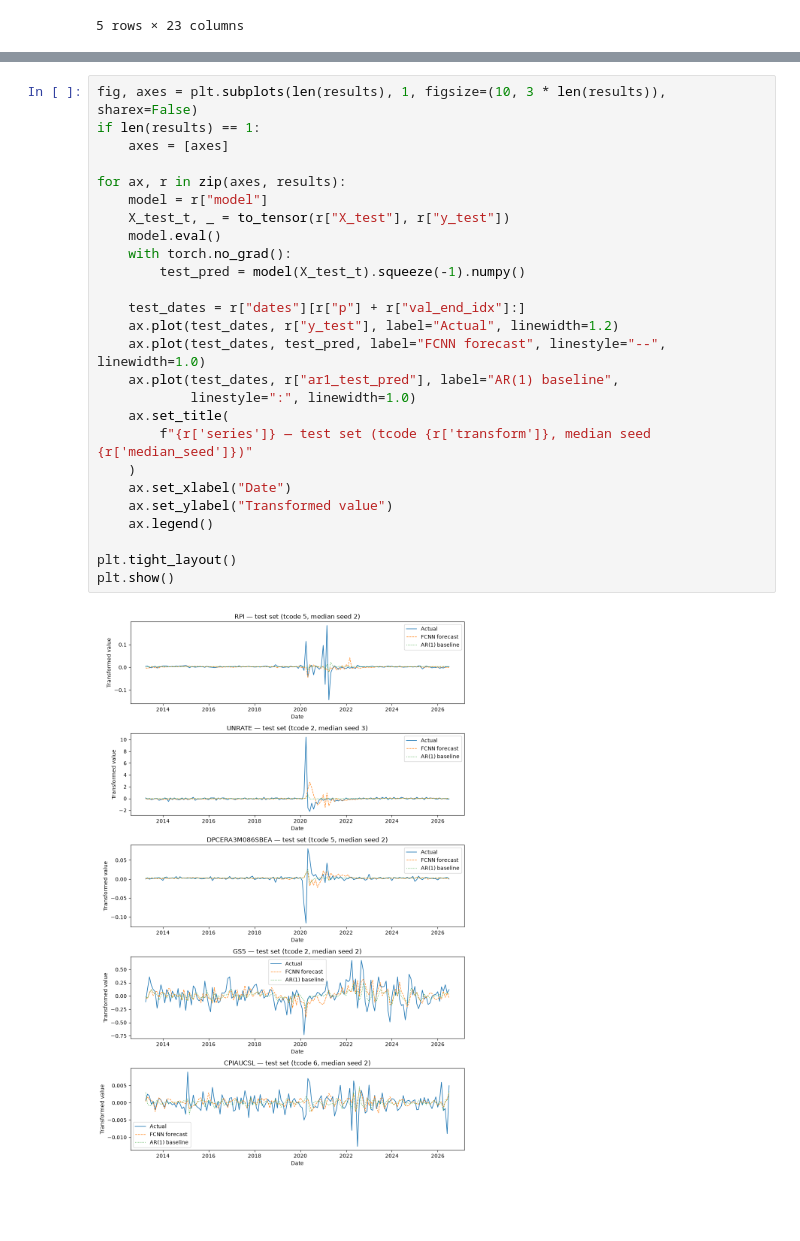
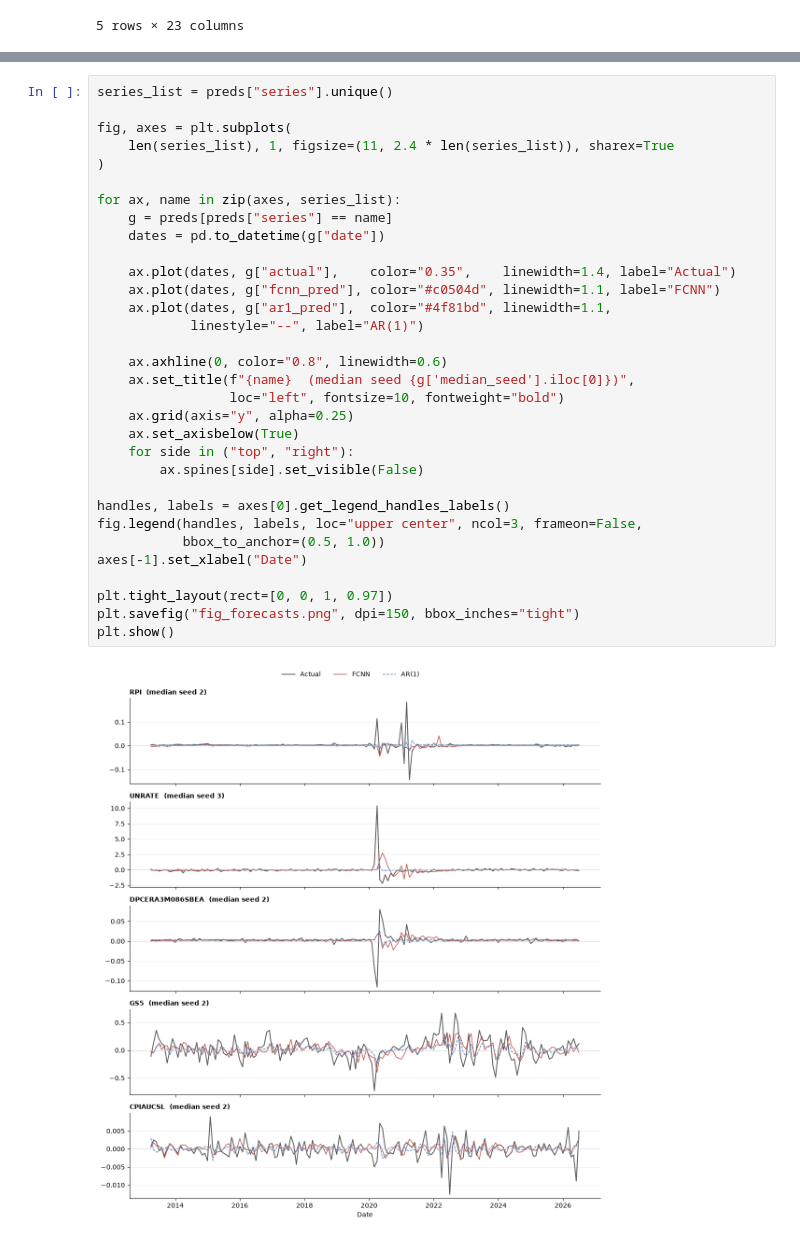
Before and after one commit to WillNeub/VIPHW1Part2, a Jupyter notebook: new_series_fcn.ipynb, the cells around one changed output, grey strips where cells are left out. Drawn from its saved outputs; the diff is of its cells as text; blank space fills up the shorter version.

```diff
--- a/new_series_fcn.ipynb
+++ b/new_series_fcn.ipynb
@@ -471,28 +508,34 @@ plt.show()
 # %%
-fig, axes = plt.subplots(len(results), 1, figsize=(10, 3 * len(results)), sharex=False)
-if len(results) == 1:
-    axes = [axes]
+series_list = preds["series"].unique()
 
-for ax, r in zip(axes, results):
-    model = r["model"]
-    X_test_t, _ = to_tensor(r["X_test"], r["y_test"])
-    model.eval()
-    with torch.no_grad():
-        test_pred = model(X_test_t).squeeze(-1).numpy()
+fig, axes = plt.subplots(
+    len(series_list), 1, figsize=(11, 2.4 * len(series_list)), sharex=True
+)
 
-    test_dates = r["dates"][r["p"] + r["val_end_idx"]:]
-    ax.plot(test_dates, r["y_test"], label="Actual", linewidth=1.2)
-    ax.plot(test_dates, test_pred, label="FCNN forecast", linestyle="--", linewidth=1.0)
-    ax.plot(test_dates, r["ar1_test_pred"], label="AR(1) baseline",
-            linestyle=":", linewidth=1.0)
-    ax.set_title(
-        f"{r['series']} — test set (tcode {r['transform']}, median seed {r['median_seed']})"
-    )
-    ax.set_xlabel("Date")
-    ax.set_ylabel("Transformed value")
-    ax.legend()
+for ax, name in zip(axes, series_list):
+    g = preds[preds["series"] == name]
+    dates = pd.to_datetime(g["date"])
 
-plt.tight_layout()
+    ax.plot(dates, g["actual"],    color="0.35",    linewidth=1.4, label="Actual")
+    ax.plot(dates, g["fcnn_pred"], color="#c0504d", linewidth=1.1, label="FCNN")
+    ax.plot(dates, g["ar1_pred"],  color="#4f81bd", linewidth=1.1,
+            linestyle="--", label="AR(1)")
+
+    ax.axhline(0, color="0.8", linewidth=0.6)
+    ax.set_title(f"{name}  (median seed {g['median_seed'].iloc[0]})",
+                 loc="left", fontsize=10, fontweight="bold")
+    ax.grid(axis="y", alpha=0.25)
+    ax.set_axisbelow(True)
+    for side in ("top", "right"):
+        ax.spines[side].set_visible(False)
+
+handles, labels = axes[0].get_legend_handles_labels()
+fig.legend(handles, labels, loc="upper center", ncol=3, frameon=False,
+           bbox_to_anchor=(0.5, 1.0))
+axes[-1].set_xlabel("Date")
+
+plt.tight_layout(rect=[0, 0, 1, 0.97])
+plt.savefig("fig_forecasts.png", dpi=150, bbox_inches="tight")
 plt.show()
 # %% [output]
-[figure, old version]
+[figure, new version]
```
Also changed, not shown: parts of 3 cells of this notebook, 4 other files.
